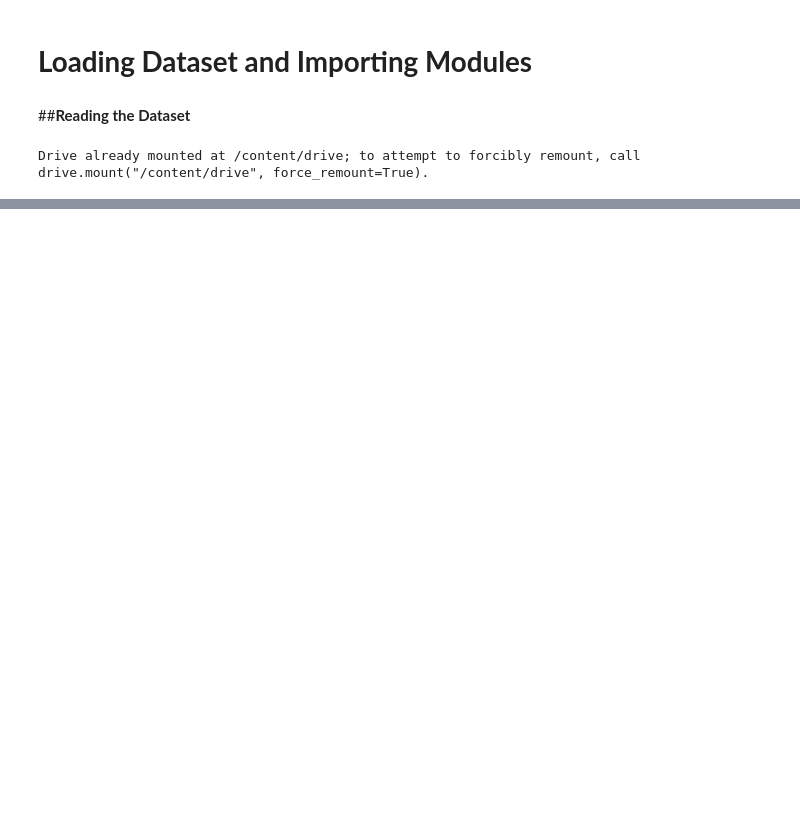
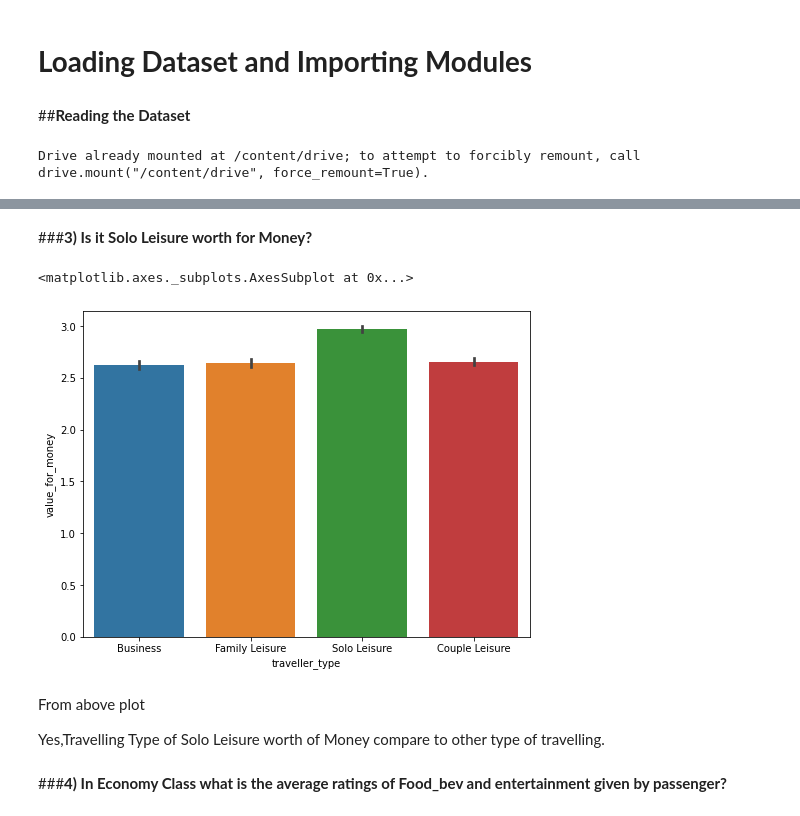
Before and after one commit to swapnilraher/Airline-Passenger-Referral-Prediction, a Jupyter notebook: Colab__Airline_Passenger_Referral_Prediction.ipynb, the cells around one changed output, grey strips where cells are left out. Drawn from its saved outputs; the diff is of its cells as text; code cells hidden in the pictures; blank space fills up the shorter version.

```diff
--- a/Colab__Airline_Passenger_Referral_Prediction.ipynb
+++ b/Colab__Airline_Passenger_Referral_Prediction.ipynb
@@ -149,0 +342,17 @@ airline_df = pd.read_excel('/content/drive/MyDrive/3) Airlines Passengers Referr
+# %% [markdown]
+###**3) Is it Solo Leisure worth for Money?**
+# %%
+#setting the figure size and plotting the grap
+plt.figure(figsize=(8,6))
+sns.barplot(x=airline_df['traveller_type'],y=airline_df['value_for_money'])
+# %% [output]
+<matplotlib.axes._subplots.AxesSubplot at 0x...>
+[figure, added]
+# %% [markdown]
+
+
+From above plot
+
+  Yes,Travelling Type of Solo Leisure worth of Money compare to other type of travelling.
+# %% [markdown]
+###**4) In Economy Class what is the average ratings of Food_bev and entertainment given by passenger?**
```
Also changed, not shown: parts of 162 cells of this notebook.
